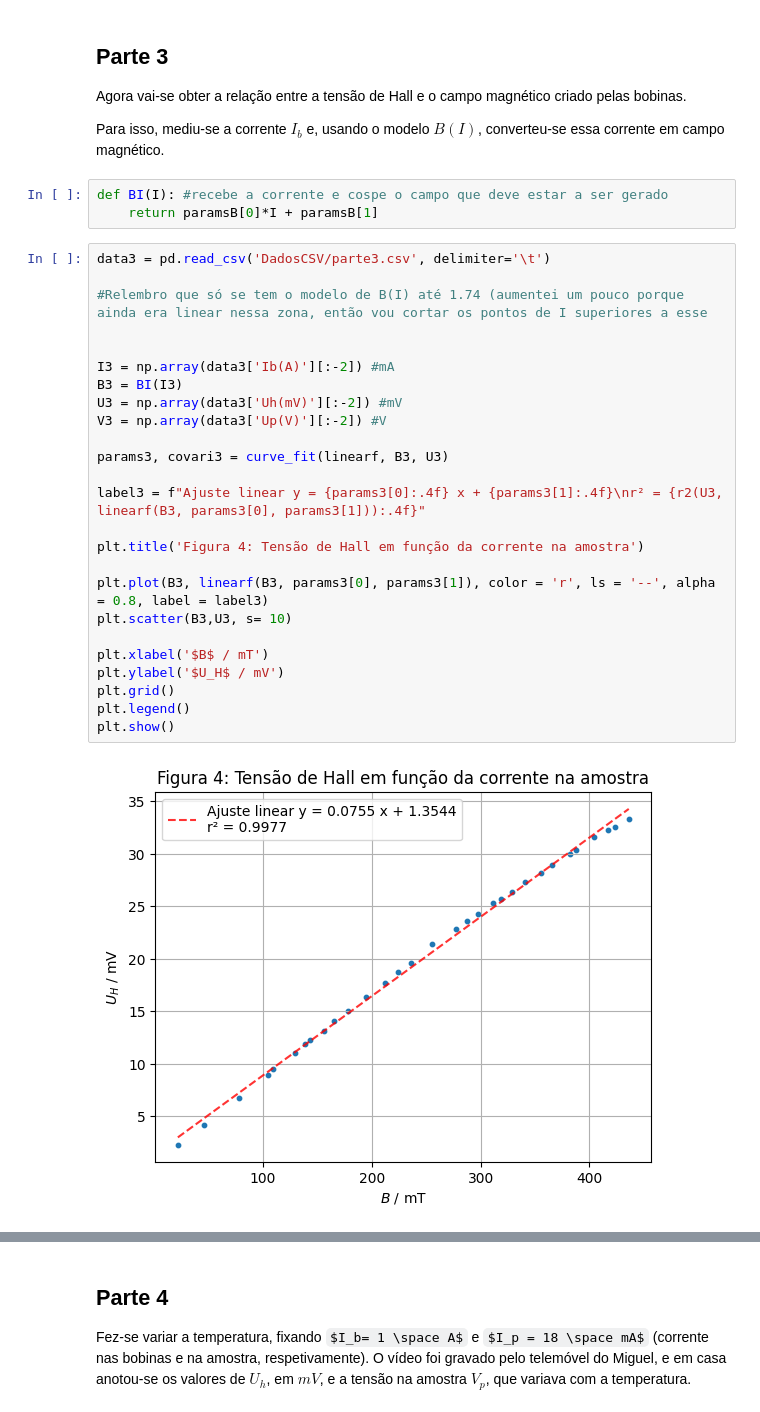
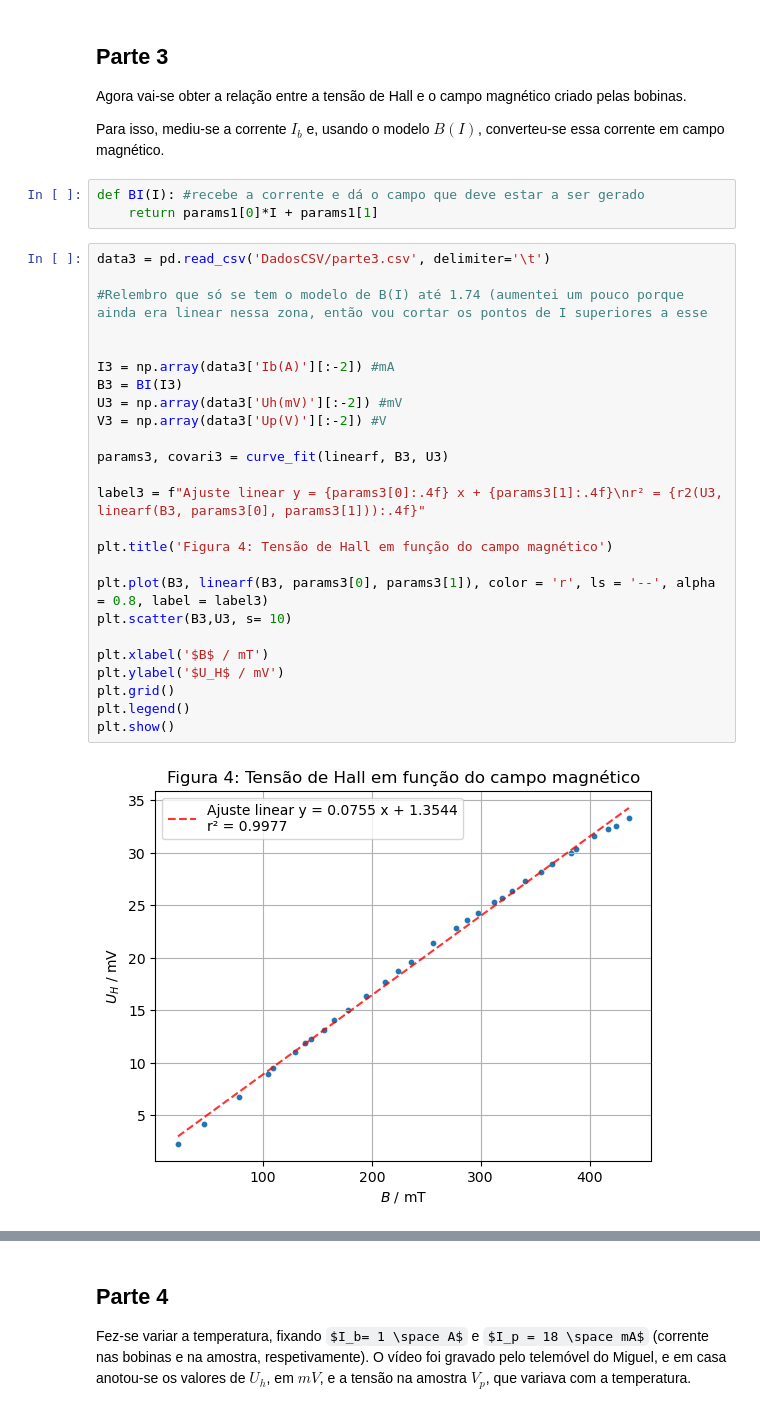
Before and after one commit to MRDias12/LabsIII, a Jupyter notebook: PLs/PL4/PL4Miguel.ipynb, the cells around one changed output, grey strips where cells are left out. Saved outputs shown, nothing was run; the diff lists cells and outputs as text; some formulas as TeX source.

```diff
--- a/PLs/PL4/PL4Miguel.ipynb
+++ b/PLs/PL4/PL4Miguel.ipynb
@@ -109,32 +122,32 @@ Agora vai-se obter a relação entre a tensão de Hall e o campo magnético cria
 
 Para isso, mediu-se a corrente $I_b$ e, usando o modelo $B(I)$, converteu-se essa corrente em campo magnético.
 # %%
-def BI(I): #recebe a corrente e cospe o campo que deve estar a ser gerado
-    return paramsB[0]*I + paramsB[1]
+def BI(I): #recebe a corrente e dá o campo que deve estar a ser gerado
+    return params1[0]*I + params1[1]
 # %%
 data3 = pd.read_csv('DadosCSV/parte3.csv', delimiter='\t')
 
 #Relembro que só se tem o modelo de B(I) até 1.74 (aumentei um pouco porque ainda era linear nessa zona, então vou cortar os pontos de I superiores a esse
 
 
 I3 = np.array(data3['Ib(A)'][:-2]) #mA
 B3 = BI(I3)
 U3 = np.array(data3['Uh(mV)'][:-2]) #mV
 V3 = np.array(data3['Up(V)'][:-2]) #V
 
 params3, covari3 = curve_fit(linearf, B3, U3)
 
 label3 = f"Ajuste linear y = {params3[0]:.4f} x + {params3[1]:.4f}\nr² = {r2(U3, linearf(B3, params3[0], params3[1])):.4f}"
 
-plt.title('Figura 4: Tensão de Hall em função da corrente na amostra')
+plt.title('Figura 4: Tensão de Hall em função do campo magnético')
 
 plt.plot(B3, linearf(B3, params3[0], params3[1]), color = 'r', ls = '--', alpha = 0.8, label = label3)
 plt.scatter(B3,U3, s= 10)
 
 plt.xlabel('$B$ / mT')
 plt.ylabel('$U_H$ / mV')
 plt.grid()
 plt.legend()
 plt.show()
 # %% [output]
-[figure, old version]
+[figure, new version]
```
Also changed, not shown: parts of 8 cells of this notebook, 1 other file.
